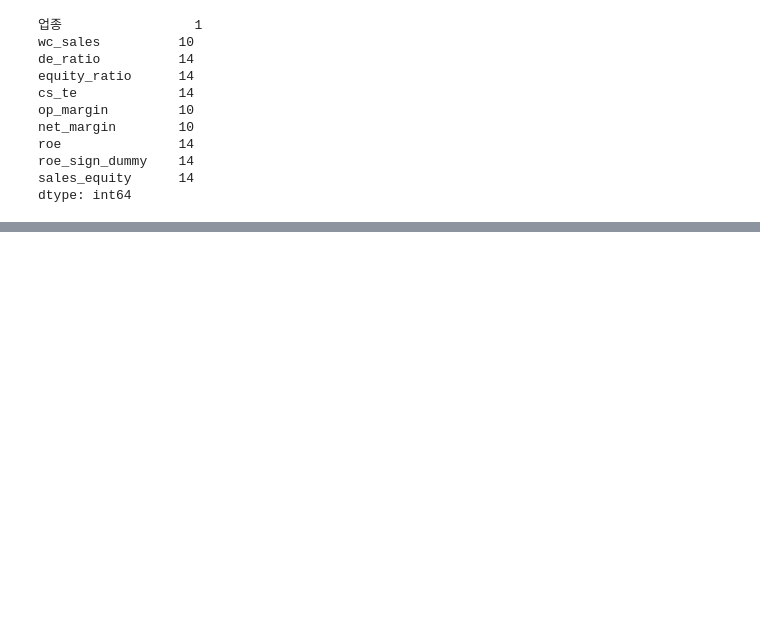
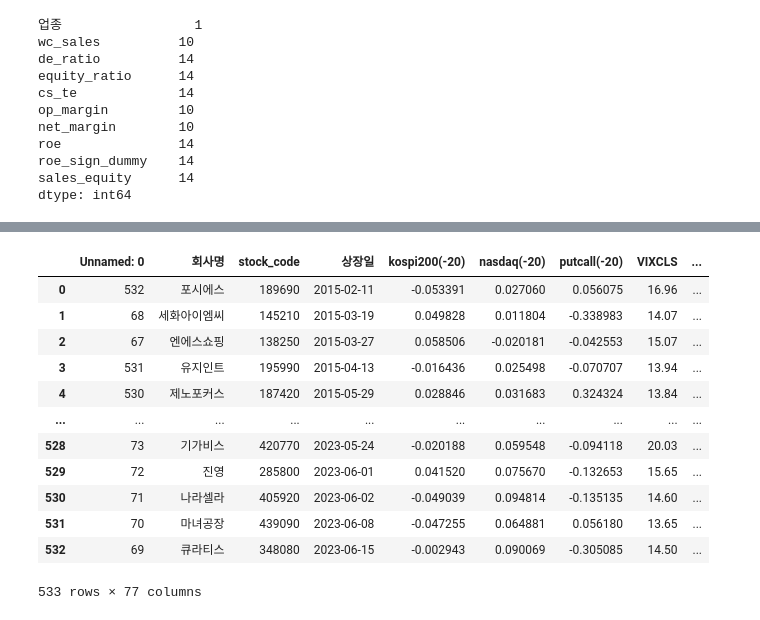
Before and after one commit to UbionProject1-IPO/Project1-2, a Jupyter notebook: notebook/plus_data.ipynb, the cells around one changed output, grey strips where cells are left out. Cells and saved outputs as stored; diff of their text form; code cells hidden in the pictures; blank space fills up the shorter version.

```diff
--- a/notebook/plus_data.ipynb
+++ b/notebook/plus_data.ipynb
@@ -629,0 +724,16 @@ np.int64(10)
+# %%
+merged_full
+# %% [output]
+|  | Unnamed: 0 | 회사명 | stock_code | 상장일 | kospi200(-20) | nasdaq(-20) | putcall(-20) | VIXCLS | ... |
+| 0 | 532 | 포시에스 | 189690 | 2015-02-11 | -0.053391 | 0.027060 | 0.056075 | 16.96 | ... |
+| 1 | 68 | 세화아이엠씨 | 145210 | 2015-03-19 | 0.049828 | 0.011804 | -0.338983 | 14.07 | ... |
+| 2 | 67 | 엔에스쇼핑 | 138250 | 2015-03-27 | 0.058506 | -0.020181 | -0.042553 | 15.07 | ... |
+| 3 | 531 | 유지인트 | 195990 | 2015-04-13 | -0.016436 | 0.025498 | -0.070707 | 13.94 | ... |
+| 4 | 530 | 제노포커스 | 187420 | 2015-05-29 | 0.028846 | 0.031683 | 0.324324 | 13.84 | ... |
+| ... | ... | ... | ... | ... | ... | ... | ... | ... | ... |
+| 528 | 73 | 기가비스 | 420770 | 2023-05-24 | -0.020188 | 0.059548 | -0.094118 | 20.03 | ... |
+| 529 | 72 | 진영 | 285800 | 2023-06-01 | 0.041520 | 0.075670 | -0.132653 | 15.65 | ... |
+| 530 | 71 | 나라셀라 | 405920 | 2023-06-02 | -0.049039 | 0.094814 | -0.135135 | 14.60 | ... |
+| 531 | 70 | 마녀공장 | 439090 | 2023-06-08 | -0.047255 | 0.064881 | 0.056180 | 13.65 | ... |
+| 532 | 69 | 큐라티스 | 348080 | 2023-06-15 | -0.002943 | 0.090069 | -0.305085 | 14.50 | ... |
+533 rows × 77 columns
```
Also changed, not shown: parts of 10 cells of this notebook, 3 other files.
